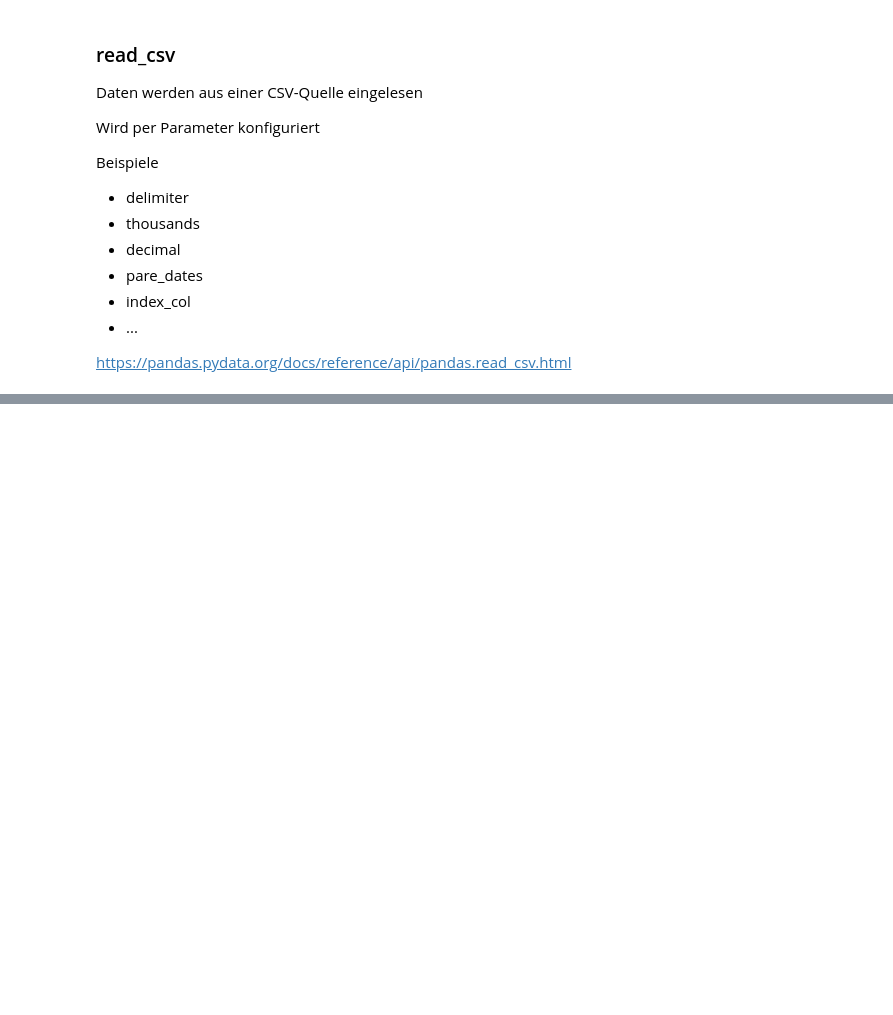
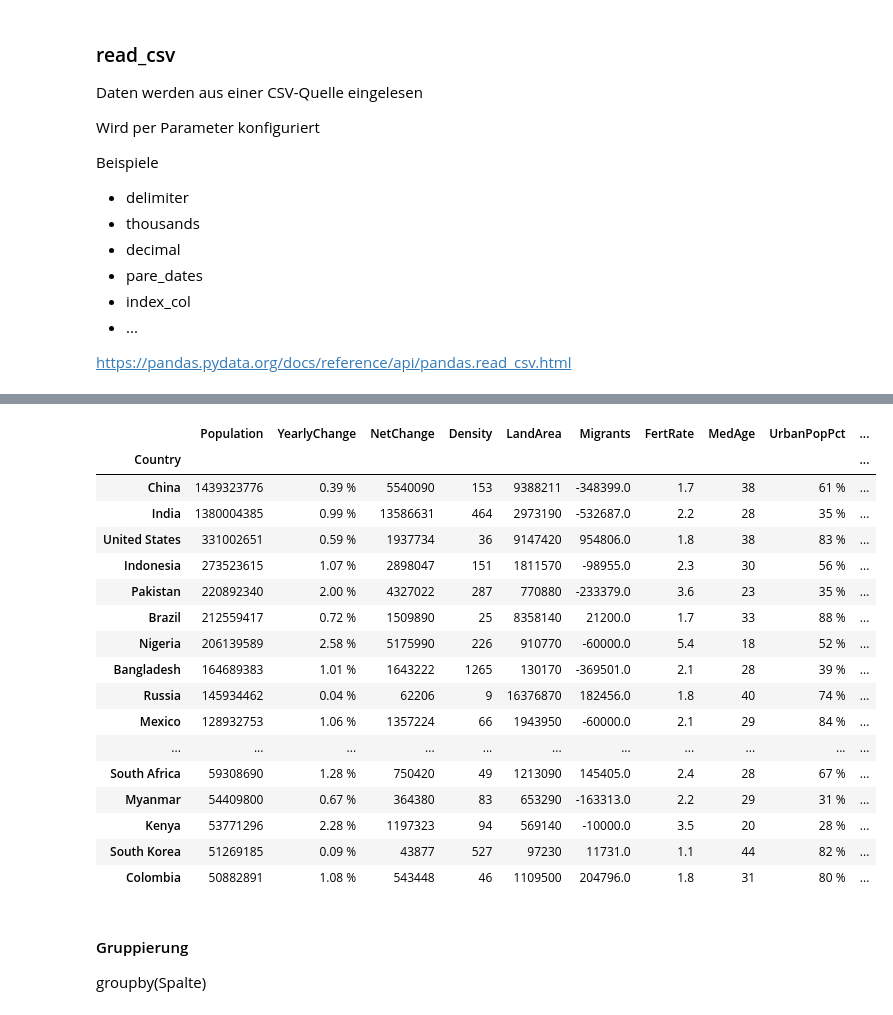
Before and after one commit to ppedvAG/Python-DS-ML-257862, a Jupyter notebook: M03.ipynb, the cells around one changed output, grey strips where cells are left out. Drawn from its saved outputs; the diff is of its cells as text; code cells hidden in the pictures; blank space fills up the shorter version.

```diff
--- a/M03.ipynb
+++ b/M03.ipynb
@@ -140,0 +202,2 @@ https://pandas.pydata.org/docs/reference/api/pandas.read_csv.html
+# %%
+data.set_index("Country (or dependency)", inplace=True)
@@ -140,0 +229,2 @@ https://pandas.pydata.org/docs/reference/api/pandas.read_csv.html
+# %%
+data.index.name="Country"
@@ -140,0 +248,2 @@ https://pandas.pydata.org/docs/reference/api/pandas.read_csv.html
+# %%
+data.drop(columns=["#"], inplace=True)
@@ -140,0 +267,11 @@ https://pandas.pydata.org/docs/reference/api/pandas.read_csv.html
+# %%
+data.rename(columns={
+    "Population(2020)": "Population",
+    "Density(P/Km²)": "Density",
+    "Land Area(Km²)": "LandArea",
+    "Migrants(net)": "Migrants",
+    "Fert.Rate": "FertRate",
+    "Med.Age": "MedAge",
+    "UrbanPop %": "UrbanPopPct",
+    "WorldShare": "WorldSharePct"
+}, inplace=True)
@@ -140,0 +552,24 @@ https://pandas.pydata.org/docs/reference/api/pandas.read_csv.html
+# %%
+data[data["Population"] > 50_000_000]
+# %% [output]
+|  | Population | YearlyChange | NetChange | Density | LandArea | Migrants | FertRate | MedAge | UrbanPopPct | ... |
+| Country |  |  |  |  |  |  |  |  |  | ... |
+| China | 1439323776 | 0.39 % | 5540090 | 153 | 9388211 | -348399.0 | 1.7 | 38 | 61 % | ... |
+| India | 1380004385 | 0.99 % | 13586631 | 464 | 2973190 | -532687.0 | 2.2 | 28 | 35 % | ... |
+| United States | 331002651 | 0.59 % | 1937734 | 36 | 9147420 | 954806.0 | 1.8 | 38 | 83 % | ... |
+| Indonesia | 273523615 | 1.07 % | 2898047 | 151 | 1811570 | -98955.0 | 2.3 | 30 | 56 % | ... |
+| Pakistan | 220892340 | 2.00 % | 4327022 | 287 | 770880 | -233379.0 | 3.6 | 23 | 35 % | ... |
+| Brazil | 212559417 | 0.72 % | 1509890 | 25 | 8358140 | 21200.0 | 1.7 | 33 | 88 % | ... |
+| Nigeria | 206139589 | 2.58 % | 5175990 | 226 | 910770 | -60000.0 | 5.4 | 18 | 52 % | ... |
+| Bangladesh | 164689383 | 1.01 % | 1643222 | 1265 | 130170 | -369501.0 | 2.1 | 28 | 39 % | ... |
+| Russia | 145934462 | 0.04 % | 62206 | 9 | 16376870 | 182456.0 | 1.8 | 40 | 74 % | ... |
+| Mexico | 128932753 | 1.06 % | 1357224 | 66 | 1943950 | -60000.0 | 2.1 | 29 | 84 % | ... |
+| ... | ... | ... | ... | ... | ... | ... | ... | ... | ... | ... |
+| South Africa | 59308690 | 1.28 % | 750420 | 49 | 1213090 | 145405.0 | 2.4 | 28 | 67 % | ... |
+| Myanmar | 54409800 | 0.67 % | 364380 | 83 | 653290 | -163313.0 | 2.2 | 29 | 31 % | ... |
+| Kenya | 53771296 | 2.28 % | 1197323 | 94 | 569140 | -10000.0 | 3.5 | 20 | 28 % | ... |
+| South Korea | 51269185 | 0.09 % | 43877 | 527 | 97230 | 11731.0 | 1.1 | 44 | 82 % | ... |
+| Colombia | 50882891 | 1.08 % | 543448 | 46 | 1109500 | 204796.0 | 1.8 | 31 | 80 % | ... |
+# %% [markdown]
+#### Gruppierung
+groupby(Spalte)
```
Also changed, not shown: parts of 41 cells of this notebook, 6 other files.
